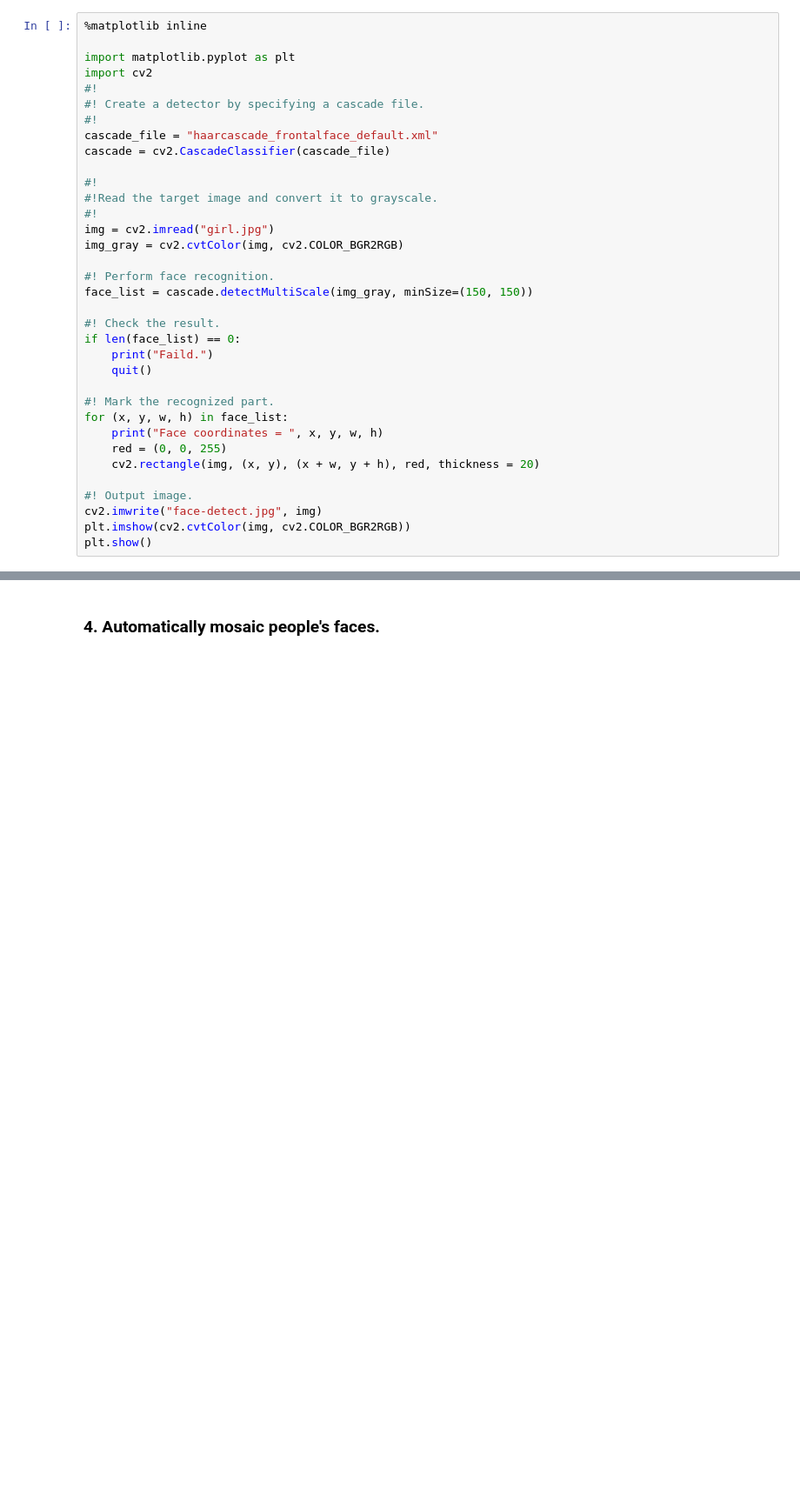
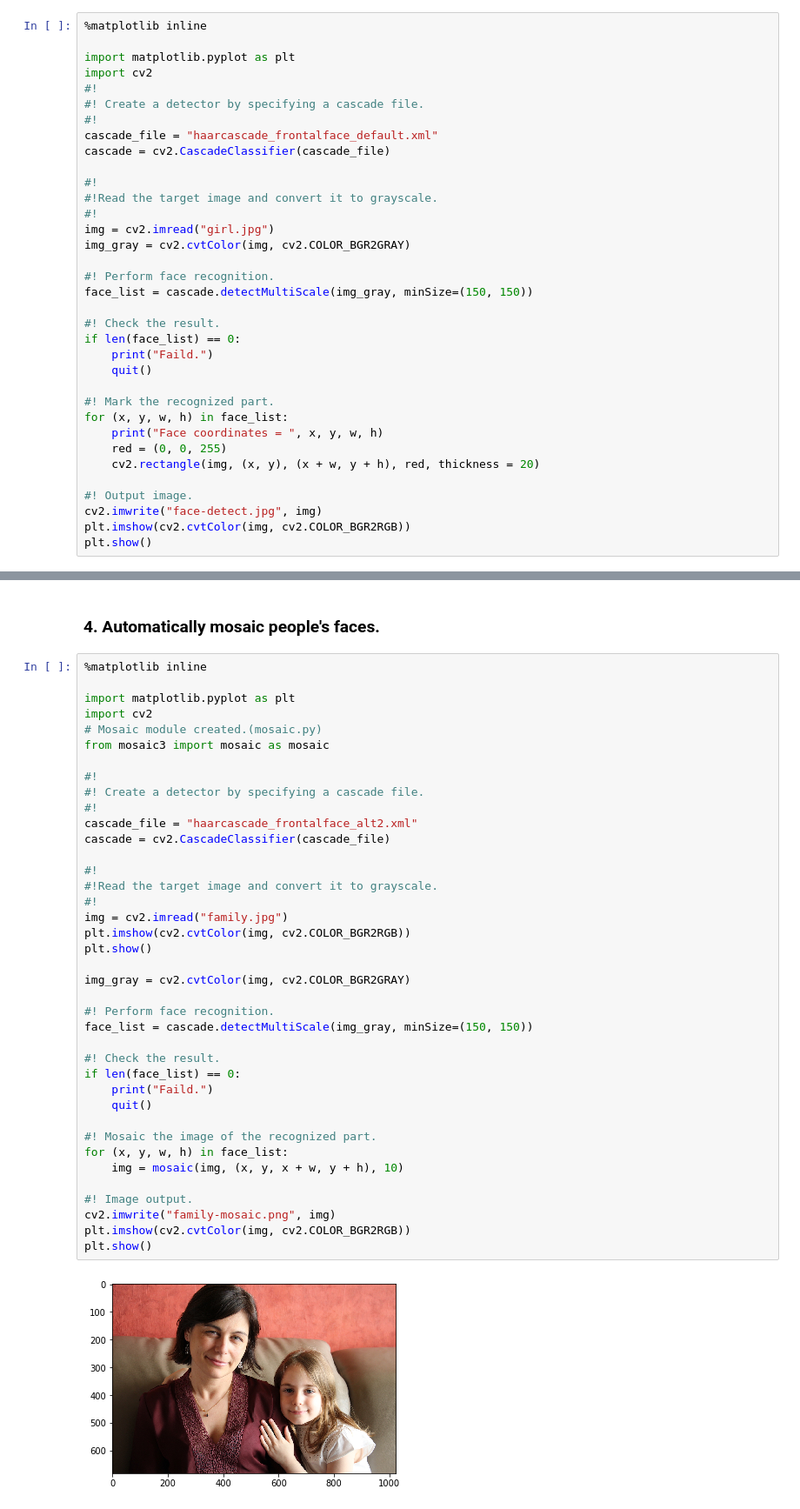
Before and after one commit to yusuke-hi-rei/gitsource, a Jupyter notebook: machineLerning/jupyterNotebook/12. MosaicOnFaceAutomatically/12_MosaicOnFaceAutomatically.ipynb, the cells around one changed output, grey strips where cells are left out. Shown at 87% size. Cells and saved outputs as stored; diff of their text form; blank space fills up the shorter version.

Commit message:
mosaic.

```diff
--- a/machineLerning/jupyterNotebook/12. MosaicOnFaceAutomatically/12_MosaicOnFaceAutomatically.ipynb
+++ b/machineLerning/jupyterNotebook/12. MosaicOnFaceAutomatically/12_MosaicOnFaceAutomatically.ipynb
@@ -33,7 +33,7 @@ cascade = cv2.CascadeClassifier(cascade_file)
 #!Read the target image and convert it to grayscale.
 #!
 img = cv2.imread("girl.jpg")
-img_gray = cv2.cvtColor(img, cv2.COLOR_BGR2RGB)
+img_gray = cv2.cvtColor(img, cv2.COLOR_BGR2GRAY)
 
 #! Perform face recognition.
 face_list = cascade.detectMultiScale(img_gray, minSize=(150, 150))
@@ -79,3 +79,44 @@ plt.show()
 [figure]
 # %% [markdown]
 ###  4. Automatically mosaic people's faces.
+# %%
+%matplotlib inline
+
+import matplotlib.pyplot as plt
+import cv2
+# Mosaic module created.(mosaic.py)
+from mosaic3 import mosaic as mosaic
+
+#!
+#! Create a detector by specifying a cascade file.
+#!
+cascade_file = "haarcascade_frontalface_alt2.xml"
+cascade = cv2.CascadeClassifier(cascade_file)
+
+#!
+#!Read the target image and convert it to grayscale.
+#!
+img = cv2.imread("family.jpg")
+plt.imshow(cv2.cvtColor(img, cv2.COLOR_BGR2RGB))
+plt.show()
+
+img_gray = cv2.cvtColor(img, cv2.COLOR_BGR2GRAY)
+
+#! Perform face recognition.
+face_list = cascade.detectMultiScale(img_gray, minSize=(150, 150))
+
+#! Check the result.
+if len(face_list) == 0:
+    print("Faild.")
+    quit()
+
+#! Mosaic the image of the recognized part.
+for (x, y, w, h) in face_list:
+    img = mosaic(img, (x, y, x + w, y + h), 10)
+
+#! Image output.
+cv2.imwrite("family-mosaic.png", img)
+plt.imshow(cv2.cvtColor(img, cv2.COLOR_BGR2RGB))
+plt.show()
+# %% [output]
+[figure, added]
```
Also changed, not shown: parts of 4 cells of this notebook, 3 other files.
